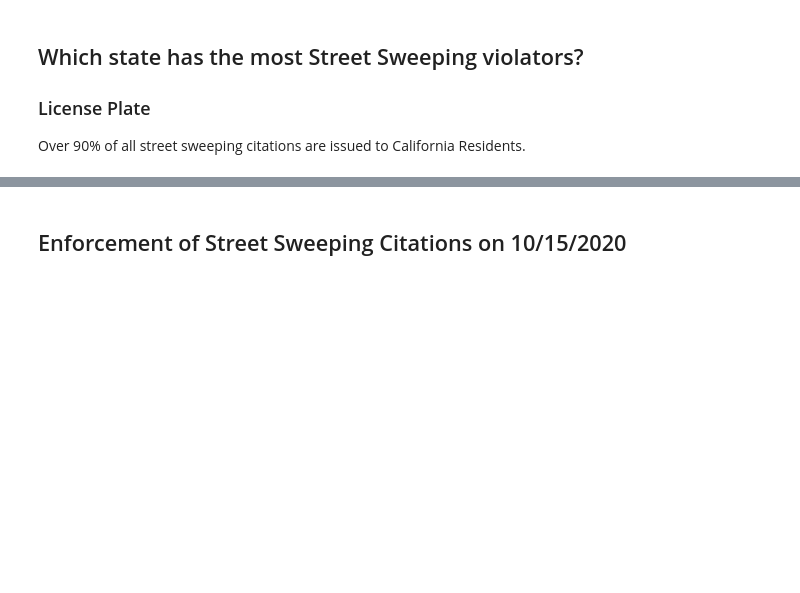
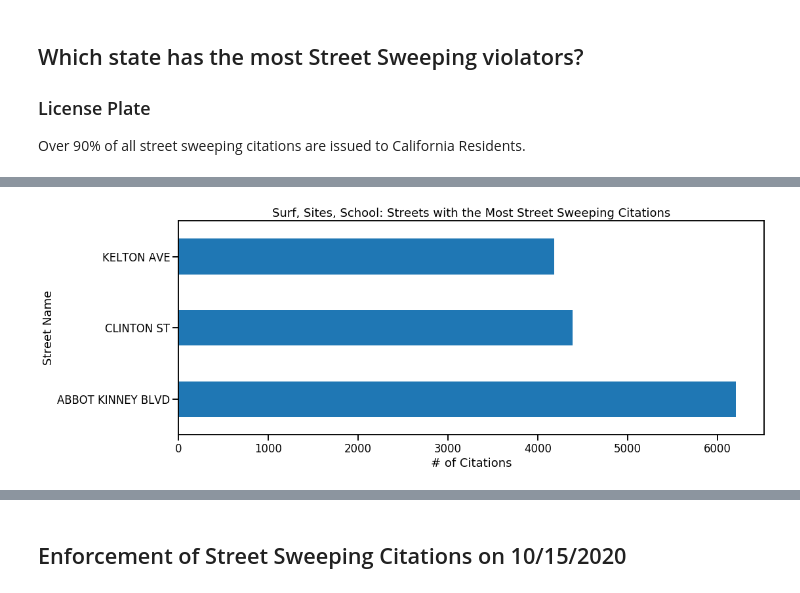
Before and after one commit to Promeos/LADOT-COVID19-enforcement, a Jupyter notebook: MVP.ipynb, the cells around one changed output, grey strips where cells are left out. Saved outputs shown, nothing was run; the diff lists cells and outputs as text; code cells hidden in the pictures; blank space fills up the shorter version.

```diff
--- a/MVP.ipynb
+++ b/MVP.ipynb
@@ -298,0 +284,11 @@ df_citations.location.str.replace('^[\d+]{2,}', '').value_counts().nlargest(3).p
+# %%
+sns.set_context('talk')
+
+# Removing the street number and white space from the address
+df_citations.location.str.replace('^[\d+]{2,}', '').str.strip().value_counts().nlargest(3).plot.barh(figsize=(16, 6))
+
+plt.title('Surf, Sites, School: Streets with the Most Street Sweeping Citations')
+plt.xlabel('# of Citations')
+plt.ylabel('Street Name');
+# %% [output]
+[figure, added]
```
Also changed, not shown: parts of 12 cells of this notebook.
